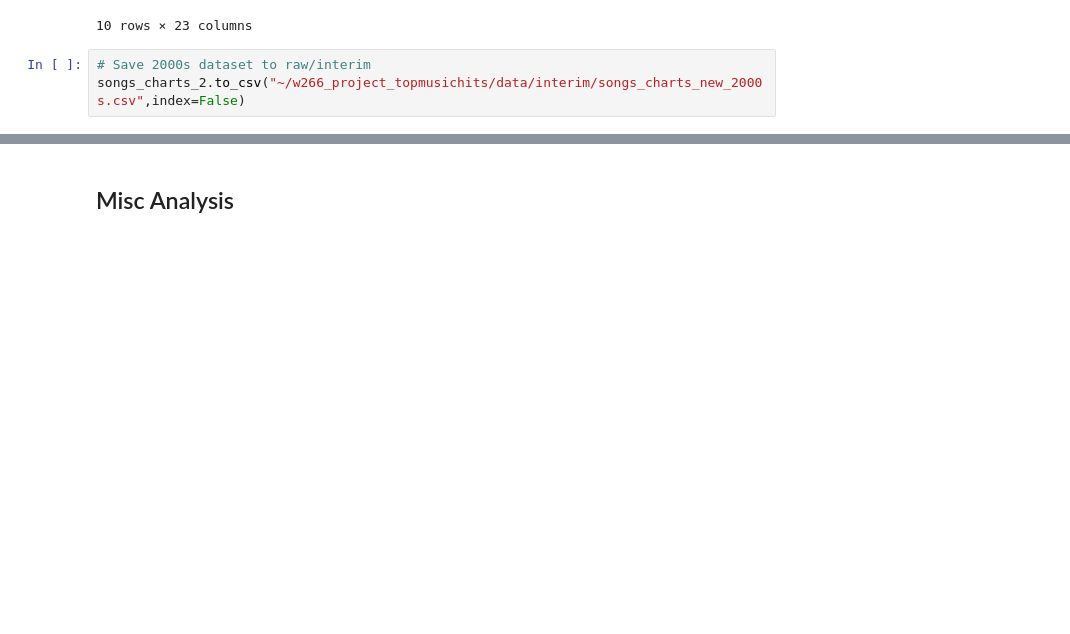
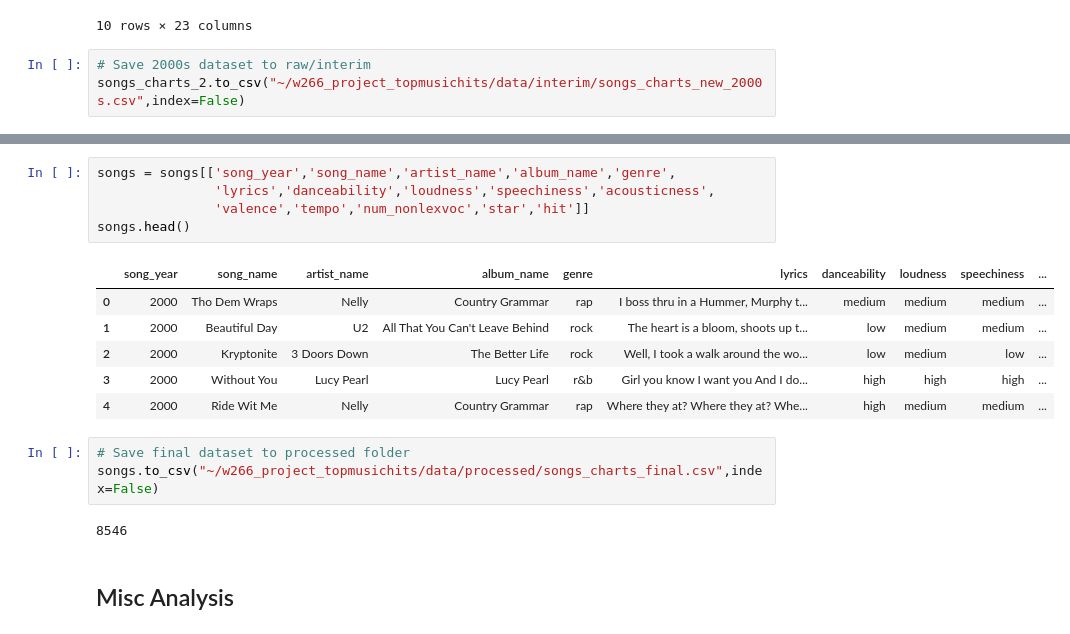
Before and after one commit to sumedhshah94/w266_project_topmusichits, a Jupyter notebook: src/data/data_cleansing.ipynb, the cells around one changed output, grey strips where cells are left out. Drawn from its saved outputs; the diff is of its cells as text; blank space fills up the shorter version.

```diff
--- a/src/data/data_cleansing.ipynb
+++ b/src/data/data_cleansing.ipynb
@@ -359,2 +422,19 @@ songs_charts_2.to_csv("~/w266_project_topmusichits/data/interim/songs_charts_new
+# %%
+songs = songs[['song_year','song_name','artist_name','album_name','genre',
+               'lyrics','danceability','loudness','speechiness','acousticness',
+               'valence','tempo','num_nonlexvoc','star','hit']]
+songs.head()
+# %% [output]
+|  | song_year | song_name | artist_name | album_name | genre | lyrics | danceability | loudness | speechiness | ... |
+| 0 | 2000 | Tho Dem Wraps | Nelly | Country Grammar | rap | I boss thru in a Hummer, Murphy t... | medium | medium | medium | ... |
+| 1 | 2000 | Beautiful Day | U2 | All That You Can't Leave Behind | rock | The heart is a bloom, shoots up t... | low | medium | medium | ... |
+| 2 | 2000 | Kryptonite | 3 Doors Down | The Better Life | rock | Well, I took a walk around the wo... | low | medium | low | ... |
+| 3 | 2000 | Without You | Lucy Pearl | Lucy Pearl | r&b | Girl you know I want you And I do... | high | high | high | ... |
+| 4 | 2000 | Ride Wit Me | Nelly | Country Grammar | rap | Where they at? Where they at? Whe... | high | medium | medium | ... |
+# %%
+# Save final dataset to processed folder
+songs.to_csv("~/w266_project_topmusichits/data/processed/songs_charts_final.csv",index=False)
+# %% [output]
+8546
 # %% [markdown]
 ## Misc Analysis
```
Also changed, not shown: parts of 8 cells of this notebook, 6 other files.
